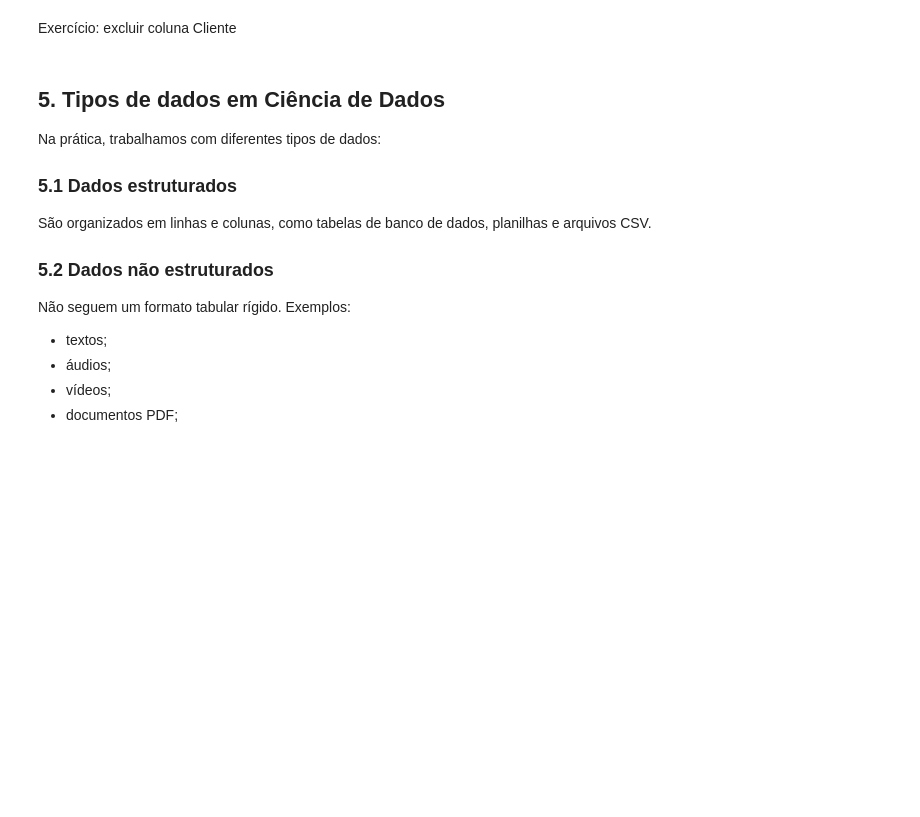
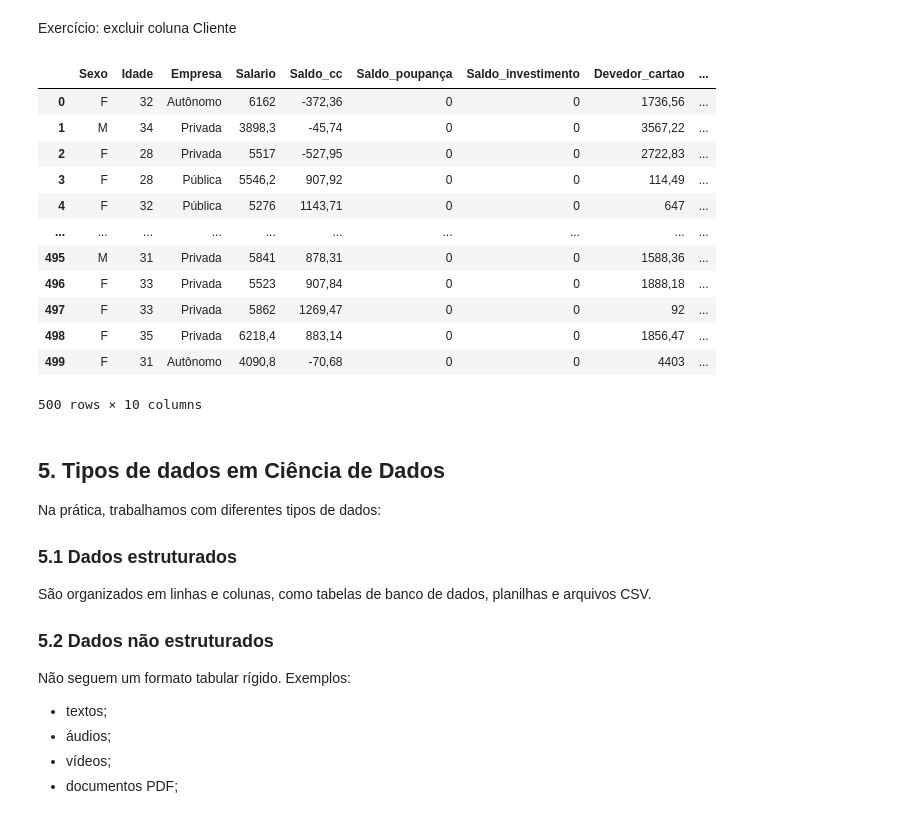
Before and after one commit to cibelerusso/FundamentosemCienciasdeDados, a Jupyter notebook: Notebooks/Fundamentos_em_Ciências_de_Dados_Aula_3.ipynb, the cells around one changed output. Cells and saved outputs as stored; diff of their text form; code cells hidden in the pictures; blank space fills up the shorter version.

```diff
--- a/Notebooks/Fundamentos_em_Ciências_de_Dados_Aula_3.ipynb
+++ b/Notebooks/Fundamentos_em_Ciências_de_Dados_Aula_3.ipynb
@@ -566,6 +561,22 @@ df.groupby(by='Sexo').describe().T
 |  | max | 1.000000 | 1.000000 |
 # %% [markdown]
 Exercício: excluir coluna Cliente
+# %%
+df.drop(['Cliente'], axis=1)
+# %% [output]
+|  | Sexo | Idade | Empresa | Salario | Saldo_cc | Saldo_poupança | Saldo_investimento | Devedor_cartao | ... |
+| 0 | F | 32 | Autônomo | 6162 | -372,36 | 0 | 0 | 1736,56 | ... |
+| 1 | M | 34 | Privada | 3898,3 | -45,74 | 0 | 0 | 3567,22 | ... |
+| 2 | F | 28 | Privada | 5517 | -527,95 | 0 | 0 | 2722,83 | ... |
+| 3 | F | 28 | Pública | 5546,2 | 907,92 | 0 | 0 | 114,49 | ... |
+| 4 | F | 32 | Pública | 5276 | 1143,71 | 0 | 0 | 647 | ... |
+| ... | ... | ... | ... | ... | ... | ... | ... | ... | ... |
+| 495 | M | 31 | Privada | 5841 | 878,31 | 0 | 0 | 1588,36 | ... |
+| 496 | F | 33 | Privada | 5523 | 907,84 | 0 | 0 | 1888,18 | ... |
+| 497 | F | 33 | Privada | 5862 | 1269,47 | 0 | 0 | 92 | ... |
+| 498 | F | 35 | Privada | 6218,4 | 883,14 | 0 | 0 | 1856,47 | ... |
+| 499 | F | 31 | Autônomo | 4090,8 | -70,68 | 0 | 0 | 4403 | ... |
+500 rows × 10 columns
 # %% [markdown]
 
 ## 5. Tipos de dados em Ciência de Dados
```
Also changed, not shown: parts of 19 cells of this notebook.
